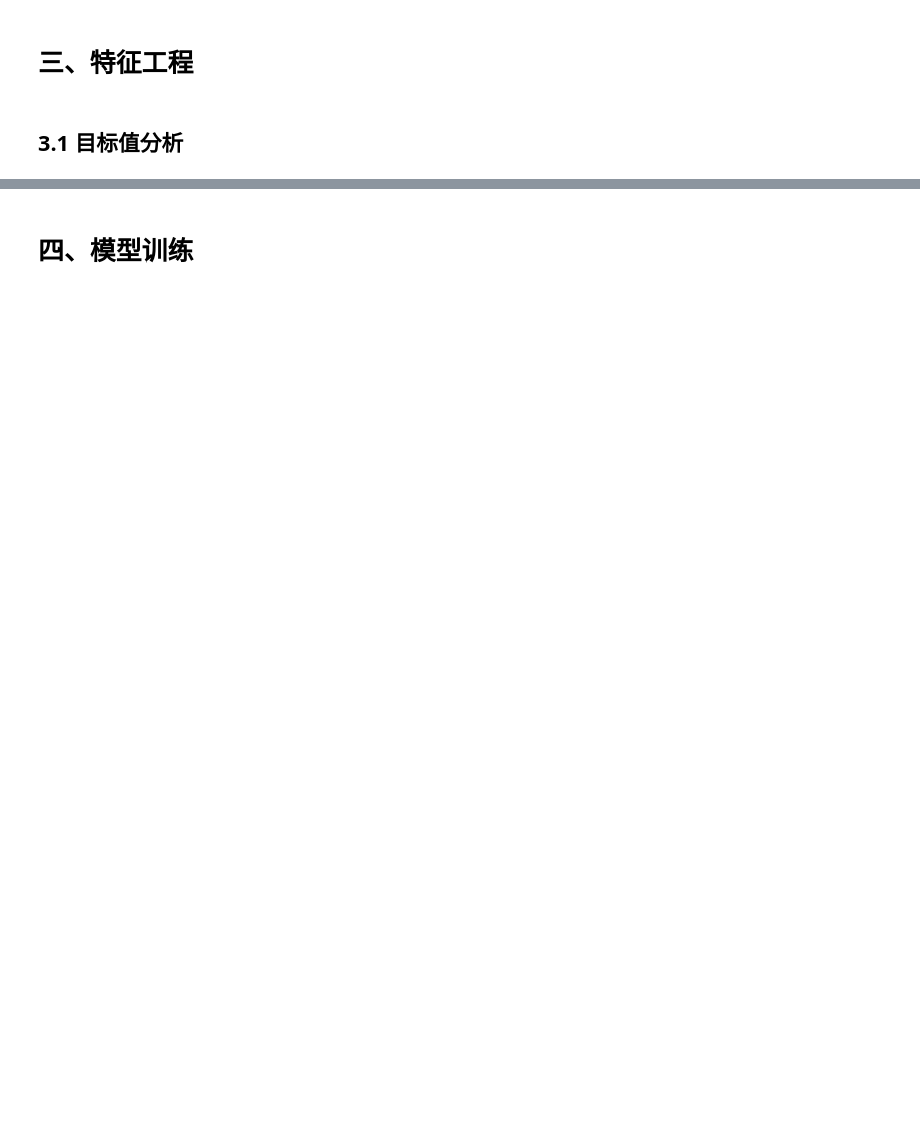
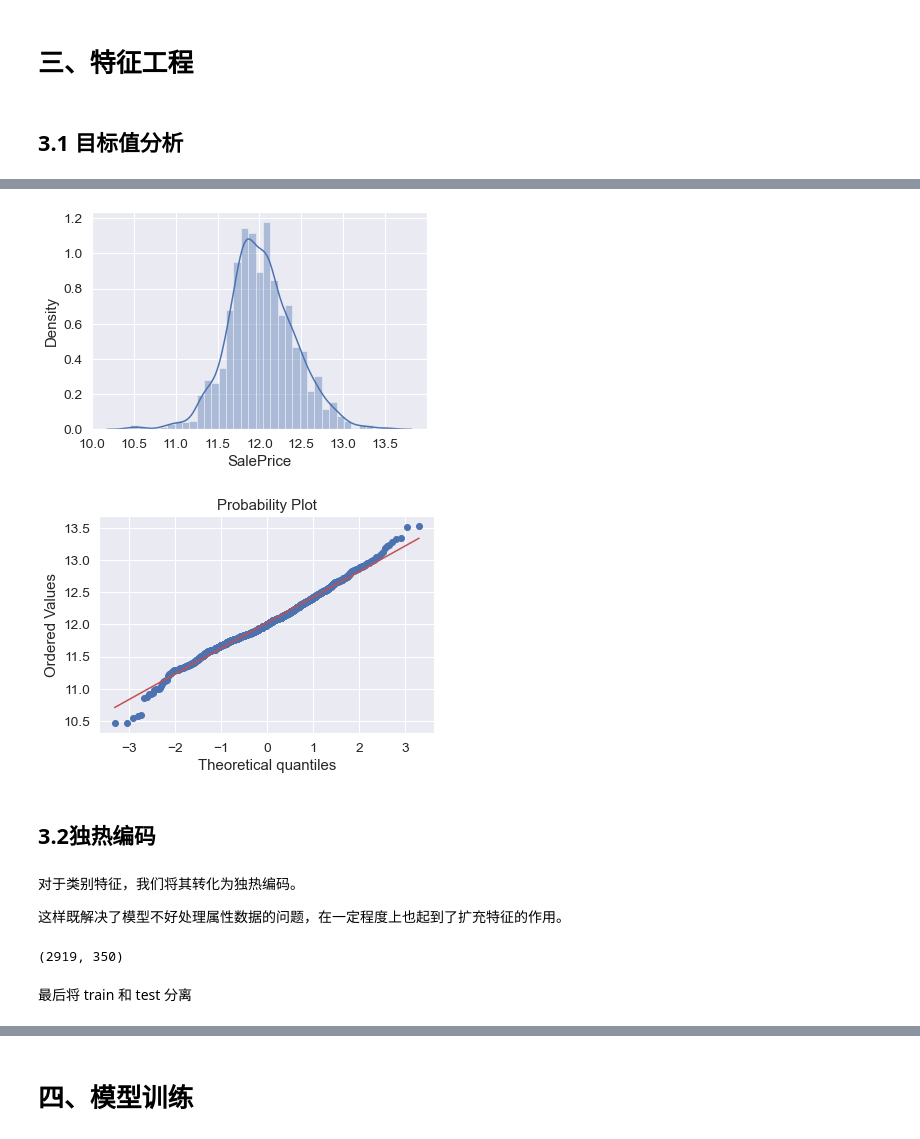
Before and after one commit to god13less/kaggle_competition, a Jupyter notebook: HousePrices_AdvancedRegressionTechniques/version_0.ipynb, the cells around one changed output, grey strips where cells are left out. Saved outputs shown, nothing was run; the diff lists cells and outputs as text; code cells hidden in the pictures; blank space fills up the shorter version.

```diff
--- a/HousePrices_AdvancedRegressionTechniques/version_0.ipynb
+++ b/HousePrices_AdvancedRegressionTechniques/version_0.ipynb
@@ -182,0 +272,25 @@ SalePrice 是我们预测的目标，因此需要对其进行分析和处理。
+# %%
+SalePrice=np.log1p(SalePrice) # 对 SalePrice 进行对数变换
+
+# 画分布图
+sns.distplot(SalePrice);
+# 画QQ图
+fig = plt.figure()
+res = stats.probplot(SalePrice, plot=plt)
+plt.show()
+# %% [output]
+[figure, added]
+[figure, added]
+# %% [markdown]
+## 3.2独热编码
+# %% [markdown]
+对于类别特征，我们将其转化为独热编码。
+
+这样既解决了模型不好处理属性数据的问题，在一定程度上也起到了扩充特征的作用。
+# %%
+all_data = pd.get_dummies(all_data)
+print(all_data.shape)
+# %% [output]
+(2919, 350)
+# %% [markdown]
+最后将 train 和 test 分离
```
Also changed, not shown: parts of 40 cells of this notebook, 9 other files.
